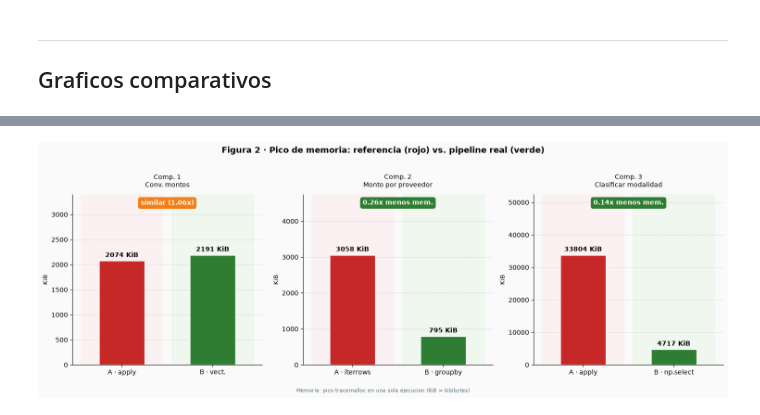
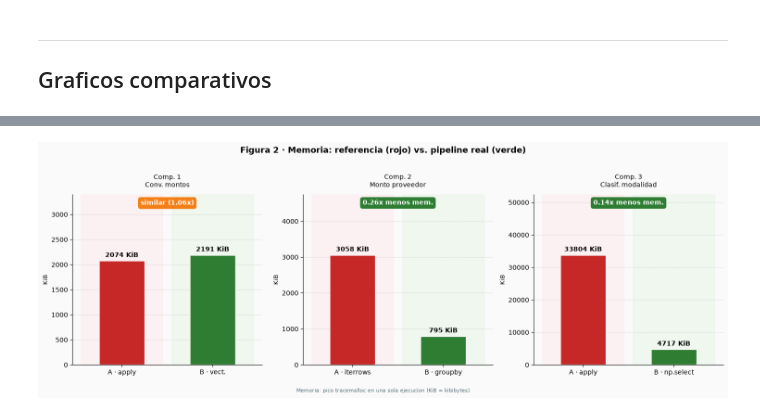
Before and after one commit to Isonauta/mcdi500-proyecto-abp-v2, a Jupyter notebook: F3/F3_eficiencia.ipynb, the cells around one changed output, grey strips where cells are left out. Saved outputs shown, nothing was run; the diff lists cells and outputs as text; code cells hidden in the pictures.

```diff
--- a/F3/F3_eficiencia.ipynb
+++ b/F3/F3_eficiencia.ipynb
@@ -323,49 +385,38 @@ plt.show()
 # %%
 fig, axes = plt.subplots(1, 3, figsize=(15, 5))
 fig.patch.set_facecolor('#fafafa')
-fig.suptitle('Figura 2 · Pico de memoria: referencia (rojo) vs. pipeline real (verde)',
+fig.suptitle('Figura 2 · Memoria: referencia (rojo) vs. pipeline real (verde)',
              fontsize=13, fontweight='bold', y=1.02)
 
 datos_mem = [
-    {'titulo': 'Comp. 1\nConv. montos', 'etiquetas': ['A · apply', 'B · vect.'],
-     'memorias': [mem_a, mem_b]},
-    {'titulo': 'Comp. 2\nMonto por proveedor', 'etiquetas': ['A · iterrows', 'B · groupby'],
-     'memorias': [mem_c, mem_d]},
-    {'titulo': 'Comp. 3\nClasificar modalidad', 'etiquetas': ['A · apply', 'B · np.select'],
-     'memorias': [mem_e, mem_f]},
+    {'titulo':'Comp. 1\nConv. montos','etiquetas':['A · apply','B · vect.'],'memorias':[mem_a,mem_b]},
+    {'titulo':'Comp. 2\nMonto proveedor','etiquetas':['A · iterrows','B · groupby'],'memorias':[mem_c,mem_d]},
+    {'titulo':'Comp. 3\nClasif. modalidad','etiquetas':['A · apply','B · np.select'],'memorias':[mem_e,mem_f]},
 ]
 
 for ax, d in zip(axes, datos_mem):
-    bars = ax.bar(d['etiquetas'], d['memorias'],
-                  color=[ROJO, VERDE], edgecolor='white', width=0.5, zorder=3)
-    for i, fondo in enumerate([FROJO, FVERDE]):
-        ax.axvspan(i-0.45, i+0.45, color=fondo, zorder=0, alpha=0.6)
-    for barra, m in zip(bars, d['memorias']):
-        ax.text(barra.get_x()+barra.get_width()/2,
-                barra.get_height()+max(d['memorias'])*0.02,
-                f'{m:.0f} KiB', ha='center', va='bottom', fontsize=10, fontweight='bold')
-    ratio = d['memorias'][1]/d['memorias'][0]
-    if ratio < 0.9:
-        badge = f'{ratio:.2f}x menos mem.'; badge_c = VERDE
-    elif ratio <= 1.25:
-        badge = f'similar ({ratio:.2f}x)'; badge_c = '#f57f17'
-    else:
-        badge = f'{ratio:.2f}x mas mem.'; badge_c = '#e65100'
-    ax.text(0.5, 0.97, badge, transform=ax.transAxes,
-            ha='center', va='top', fontsize=10, fontweight='bold', color='white',
-            bbox=dict(boxstyle='round,pad=0.4', facecolor=badge_c, edgecolor='none'))
-    ax.set_title(d['titulo'], fontsize=10, pad=12)
-    ax.set_ylim(0, max(d['memorias'])*1.55)
-    ax.tick_params(axis='x', labelsize=10)
+    bars = ax.bar(d['etiquetas'],d['memorias'],color=[ROJO,VERDE],edgecolor='white',width=0.5,zorder=3)
+    for i,f in enumerate([FROJO,FVERDE]): ax.axvspan(i-.45,i+.45,color=f,zorder=0,alpha=.6)
+    for b,m in zip(bars,d['memorias']):
+        ax.text(b.get_x()+b.get_width()/2,b.get_height()+max(d['memorias'])*.02,
+                f'{m:.0f} KiB',ha='center',va='bottom',fontsize=10,fontweight='bold')
+    ratio=d['memorias'][1]/d['memorias'][0]
+    if ratio<.9:    badge=f'{ratio:.2f}x menos mem.'; bc=VERDE
+    elif ratio<=1.25: badge=f'similar ({ratio:.2f}x)'; bc='#f57f17'
+    else:           badge=f'{ratio:.2f}x mas mem.'; bc='#e65100'
+    ax.text(.5,.97,badge,transform=ax.transAxes,ha='center',va='top',
+            fontsize=10,fontweight='bold',color='white',
+            bbox=dict(boxstyle='round,pad=.4',facecolor=bc,edgecolor='none'))
+    ax.set_title(d['titulo'],fontsize=10,pad=12)
+    ax.set_ylim(0,max(d['memorias'])*1.55)
+    ax.tick_params(axis='x',labelsize=10)
     ax.spines[['top','right']].set_visible(False)
     ax.set_facecolor('#fafafa')
-    ax.yaxis.grid(True, linestyle='--', alpha=0.4, zorder=0)
-    ax.set_axisbelow(True)
-    ax.set_ylabel('KiB', fontsize=9)
+    ax.yaxis.grid(True,linestyle='--',alpha=.4,zorder=0); ax.set_axisbelow(True)
+    ax.set_ylabel('KiB',fontsize=9)
 
-fig.text(0.5, -0.04, 'Memoria: pico tracemalloc en una sola ejecucion (KiB = kibibytes)',
-    ha='center', fontsize=8, color='#546e7a')
-plt.tight_layout()
-plt.show()
+fig.text(.5,-.04,'Memoria: pico tracemalloc en una sola ejecucion (KiB = kibibytes)',
+         ha='center',fontsize=8,color='#546e7a')
+plt.tight_layout(); plt.show()
 # %% [output]
-[figure, old version]
+[figure, new version]
```
Also changed, not shown: parts of 23 cells of this notebook.
